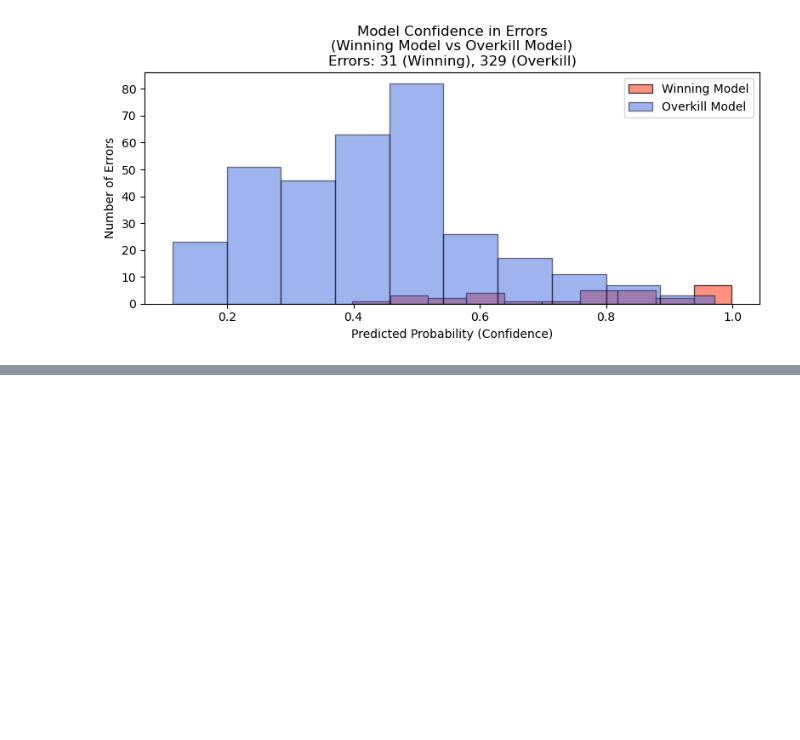
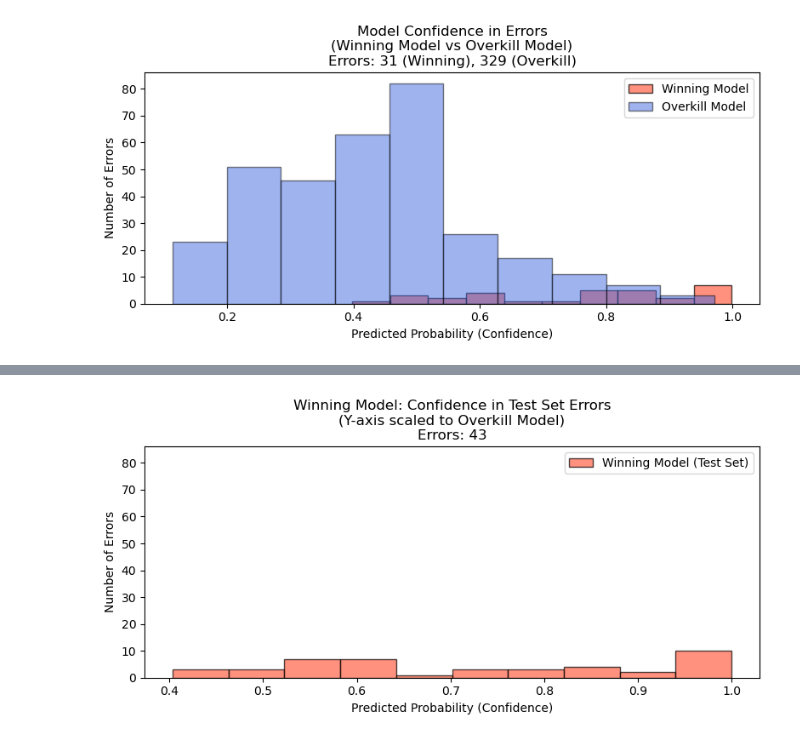
Before and after one commit to johbry17/Red-Light-Green-Light, a Jupyter notebook: notebooks/executive_summary_visuals.ipynb, the cells around one changed output, grey strips where cells are left out. Saved outputs shown, nothing was run; the diff lists cells and outputs as text; code cells hidden in the pictures; blank space fills up the shorter version.

```diff
--- a/notebooks/executive_summary_visuals.ipynb
+++ b/notebooks/executive_summary_visuals.ipynb
@@ -371,0 +397,25 @@ plt.show()
+# %%
+# Get misclassified confidences for winning model on the test set
+mis_winning_test = np.where(y_test.argmax(axis=1) != Winning_Model.predict(x_test).argmax(axis=1))[0]
+conf_winning_test = Winning_Model.predict(x_test)[mis_winning_test, Winning_Model.predict(x_test).argmax(axis=1)[mis_winning_test]]
+
+# Calculate histogram bin counts for Overkill Model (for y-axis scaling)
+counts_overkill, _ = np.histogram(conf_overkill, bins=10)
+
+# Plot Winning Model histogram with y-axis scaled to Overkill Model
+plt.figure(figsize=(8, 4))
+plt.hist(conf_winning_test, bins=10, color="tomato", edgecolor="black", alpha=0.7, label="Winning Model (Test Set)")
+plt.ylim(0, max(counts_overkill) * 1.05)  # Add a small margin
+plt.title(
+    f"Winning Model: Confidence in Test Set Errors\n"
+    f"(Y-axis scaled to Overkill Model)\n"
+    f"Errors: {len(conf_winning_test)}"
+)
+plt.xlabel("Predicted Probability (Confidence)")
+plt.ylabel("Number of Errors")
+plt.legend()
+plt.tight_layout()
+plt.savefig("./plots/Winning_Model_Test_Set_histogram.png")
+plt.savefig("../static/images/Winning_Model_Test_Set_histogram.png")
+plt.show()
+# %% [output]
@@ -371,0 +425 @@ plt.show()
+[figure, added]
```
Also changed, not shown: parts of 5 cells of this notebook, 11 other files.
